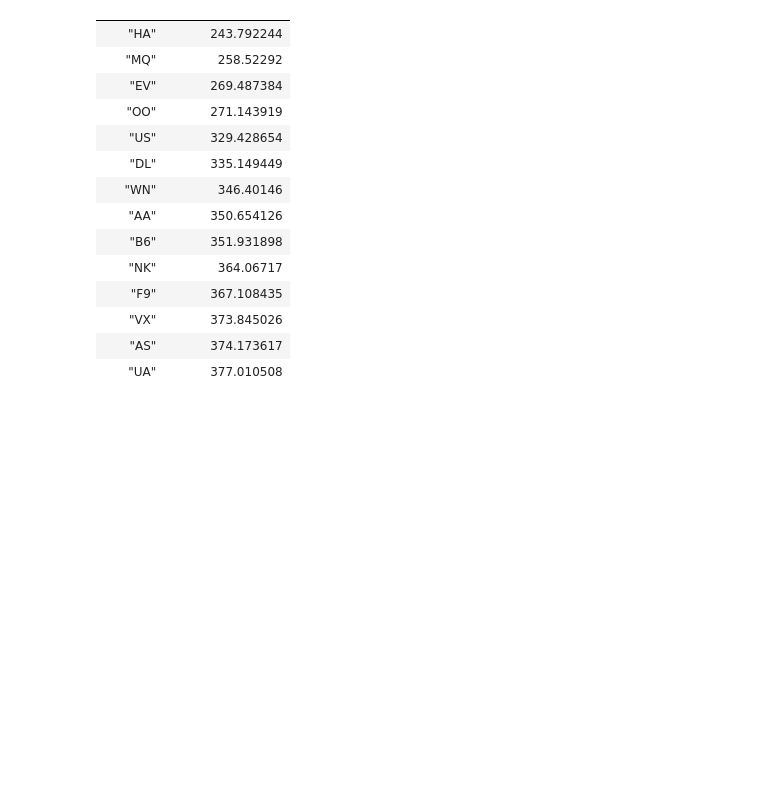
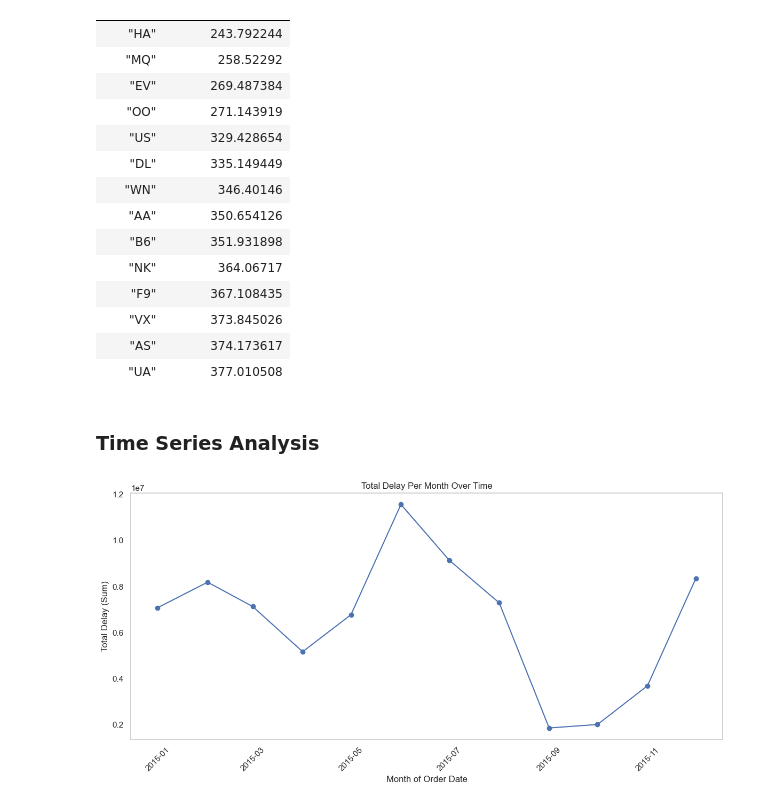
Before and after one commit to Data-Epic/Omotosho_Ayomide, a Jupyter notebook: airline_data_analysis/flight_dataset.ipynb, the cells around one changed output. Saved outputs shown, nothing was run; the diff lists cells and outputs as text; code cells hidden in the pictures; blank space fills up the shorter version.

```diff
--- a/airline_data_analysis/flight_dataset.ipynb
+++ b/airline_data_analysis/flight_dataset.ipynb
@@ -965,3 +923,24 @@ shape: (14, 2)
 | "VX" | 373.845026 |
 | "AS" | 374.173617 |
 | "UA" | 377.010508 |
+# %% [markdown]
+### Time Series Analysis
+# %%
+
+monthly_flights = flight_df.group_by([pl.col('DATE').dt.year().alias('year'),pl.col('DATE').dt.month().alias('month')]).agg([pl.count().alias('num_flights'), pl.col('TOTAL_DELAY').sum().alias('total_delay_sum')
+]).sort(['year', 'month'])
+
+monthly_flights_pd = monthly_flights.to_pandas()
+monthly_flights_pd['month_year'] = pd.to_datetime(monthly_flights_pd.assign(day=1)[['year', 'month', 'day']])
+
+plt.figure(figsize=(12, 6))
+plt.plot(monthly_flights_pd['month_year'], monthly_flights_pd['total_delay_sum'], marker='o')
+plt.title('Total Delay Per Month Over Time')
+plt.xlabel('Month of Order Date')
+plt.ylabel('Total Delay (Sum)')
+plt.grid(False)
+plt.xticks(rotation=45)
+plt.tight_layout()
+plt.show()
+# %% [output]
+[figure, added]
```
Also changed, not shown: parts of 27 cells of this notebook.
